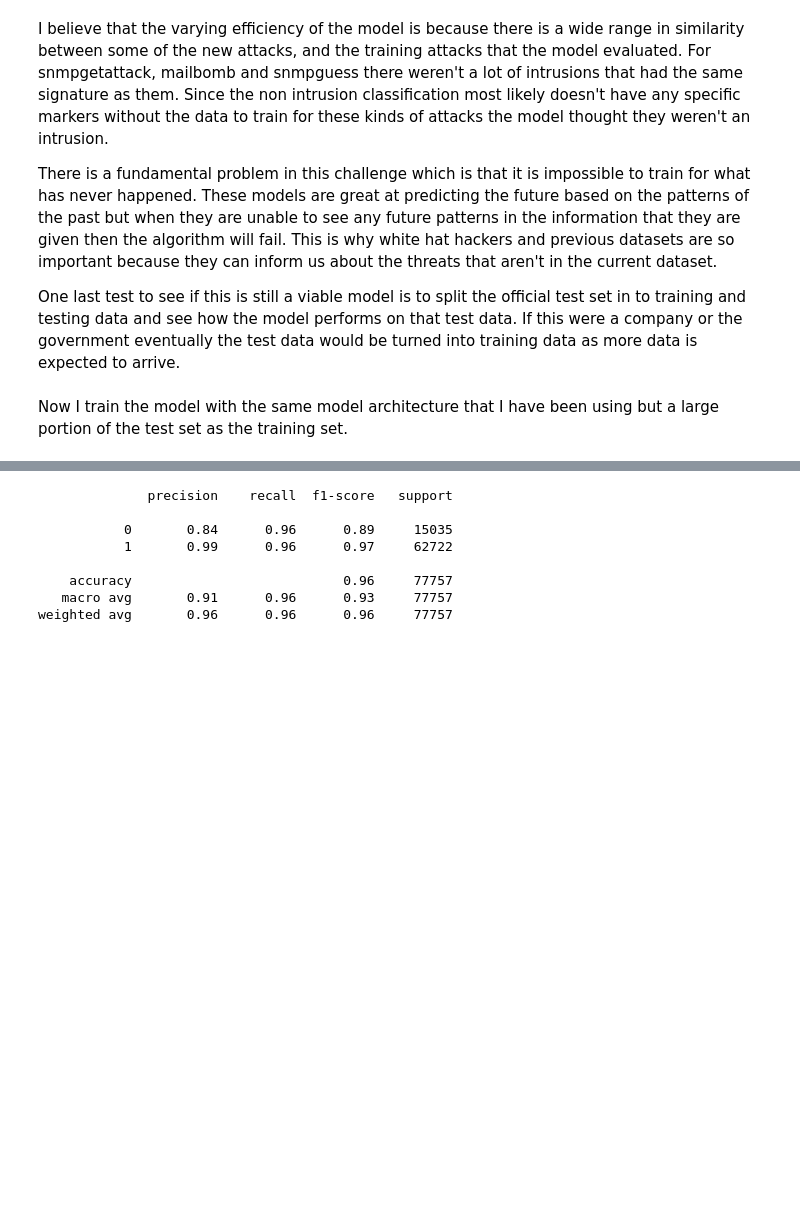
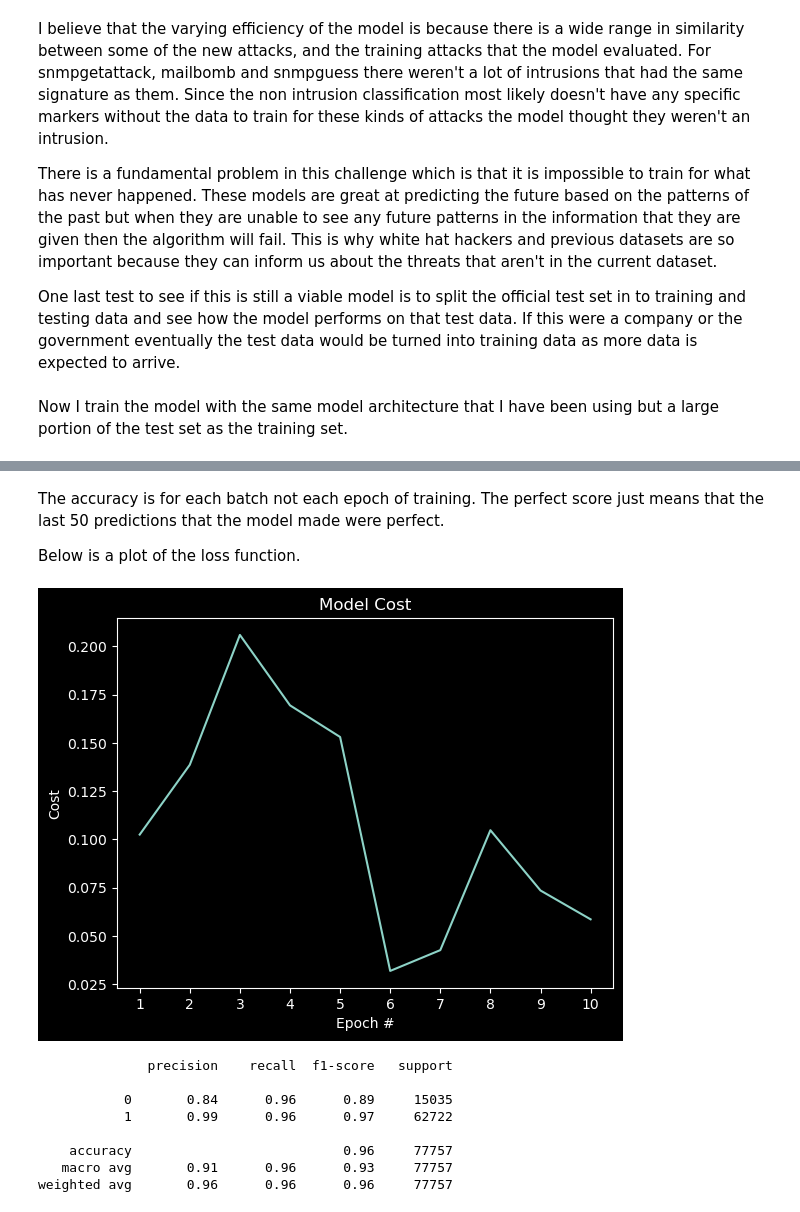
Before and after one commit to Jewdah18/Network-Intrusions, a Jupyter notebook: notebooks/Modelling.ipynb, the cells around one changed output, grey strips where cells are left out. Drawn from its saved outputs; the diff is of its cells as text; code cells hidden in the pictures; blank space fills up the shorter version.

Commit message:
Sequential Models

```diff
--- a/notebooks/Modelling.ipynb
+++ b/notebooks/Modelling.ipynb
@@ -478,3 +484,11 @@ Epoch [10/10], Step [233001/233271], Loss: 0.0998, Accuracy: 0.9483
+# %% [markdown]
+The accuracy is for each batch not each epoch of training. The perfect score just means that the last 50 predictions that the model made were perfect.
+
+Below is a plot of the loss function.
+# %%
+loss_plot()
+# %% [output]
+[figure, added]
 # %%
 eval_model(X_test_test, y_test_te, nnettest)
 preds_1 = preds
```
Also changed, not shown: parts of 29 cells of this notebook, 1 other file.
